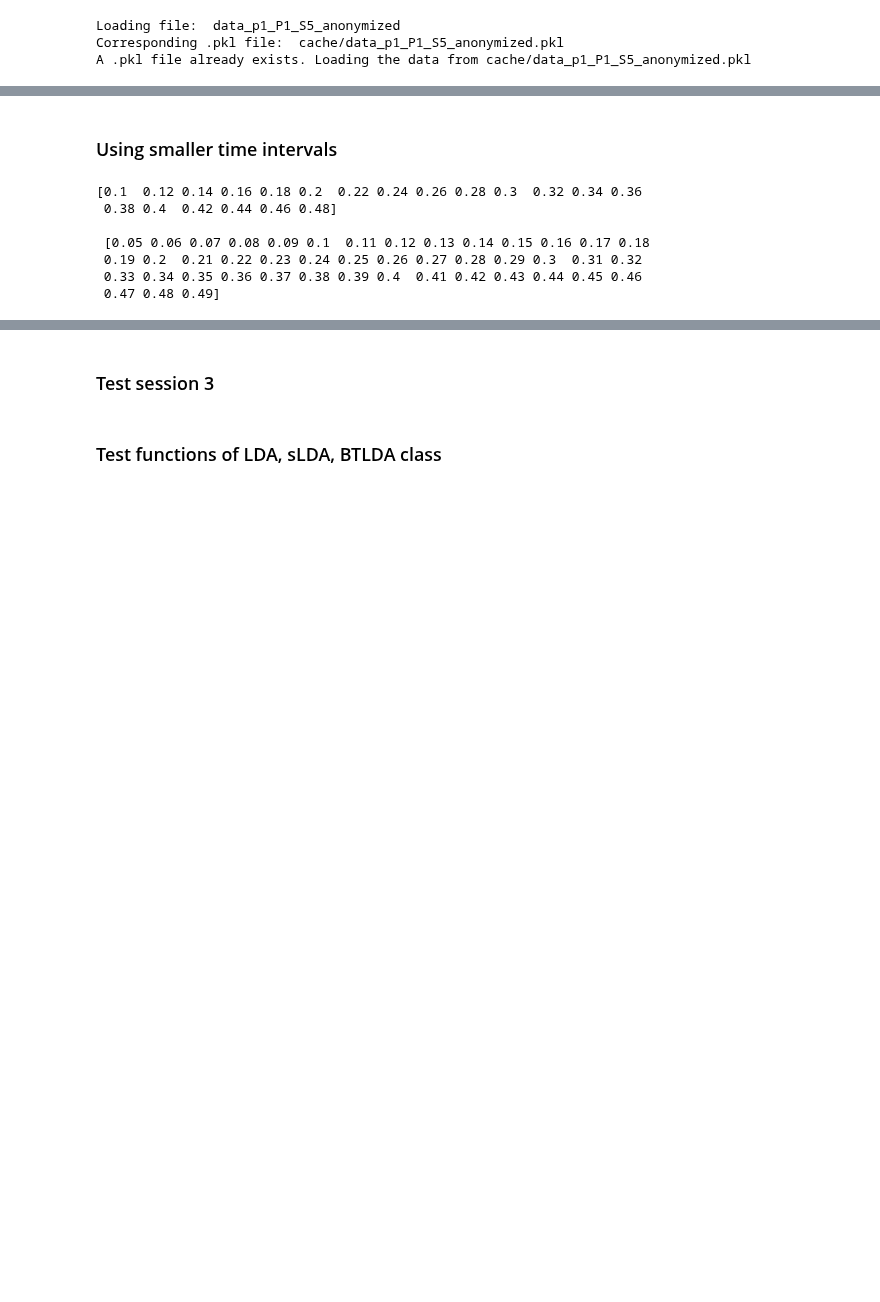
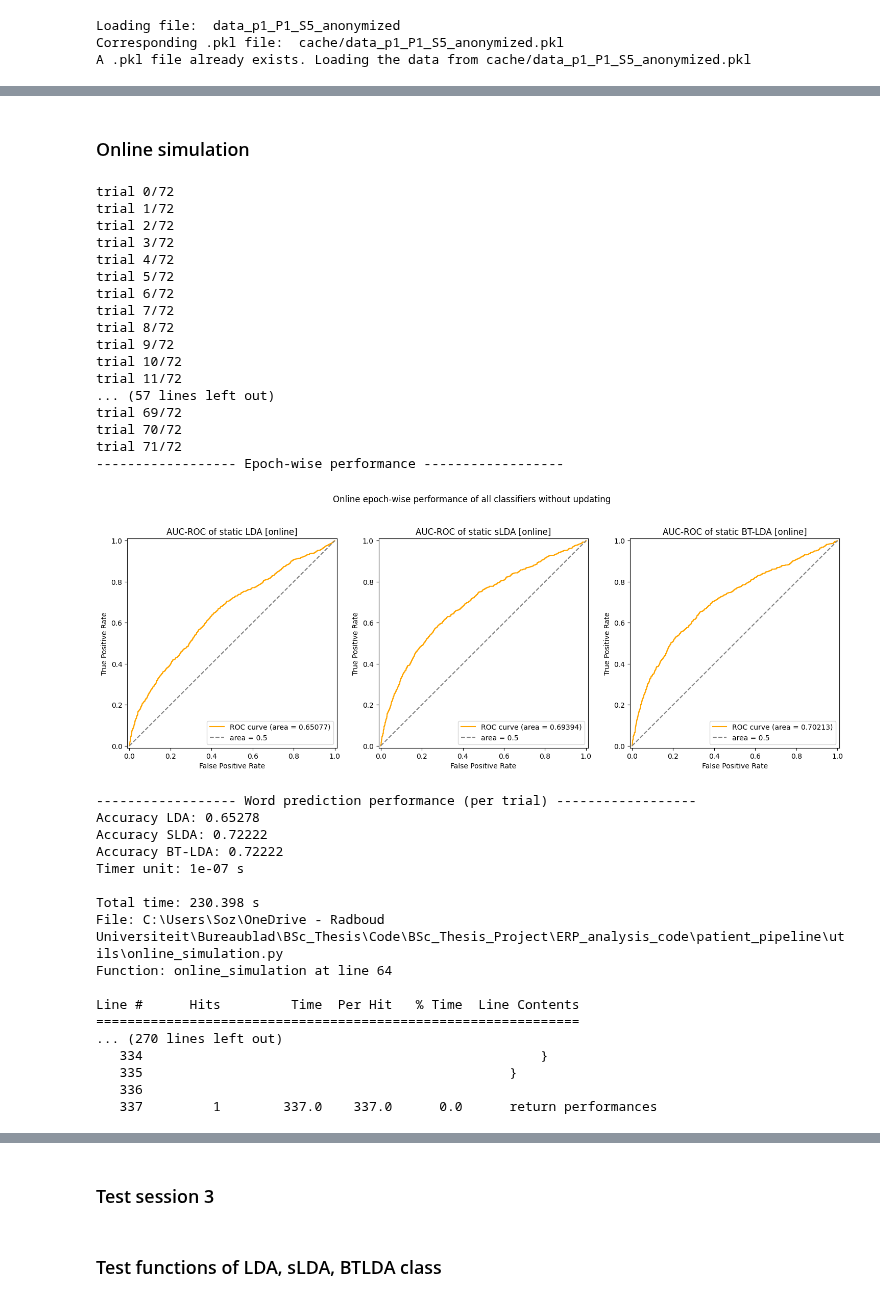
Before and after one commit to sozraheem/thesis_2025, a Jupyter notebook: ERP_analysis_code/patient_pipeline/notes/p1_test.ipynb, the cells around one changed output, grey strips where cells are left out. Cells and saved outputs as stored; diff of their text form; code cells hidden in the pictures; blank space fills up the shorter version.

```diff
--- a/ERP_analysis_code/patient_pipeline/notes/p1_test.ipynb
+++ b/ERP_analysis_code/patient_pipeline/notes/p1_test.ipynb
@@ -122,16 +503,43 @@ AUC BT-LDA:  0.5843643535951228
 # %% [markdown]
-### Using smaller time intervals
+### Online simulation
-# %%
-clf_ival_boundaries = np.arange(0.1,0.5,0.02)
-print(clf_ival_boundaries)
-
-clf_ival_boundaries = np.arange(0.05,0.5,0.01)
-print("\n",clf_ival_boundaries)
-# %% [output]
-[0.1  0.12 0.14 0.16 0.18 0.2  0.22 0.24 0.26 0.28 0.3  0.32 0.34 0.36
- 0.38 0.4  0.42 0.44 0.46 0.48]
-
- [0.05 0.06 0.07 0.08 0.09 0.1  0.11 0.12 0.13 0.14 0.15 0.16 0.17 0.18
- 0.19 0.2  0.21 0.22 0.23 0.24 0.25 0.26 0.27 0.28 0.29 0.3  0.31 0.32
- 0.33 0.34 0.35 0.36 0.37 0.38 0.39 0.4  0.41 0.42 0.43 0.44 0.45 0.46
- 0.47 0.48 0.49]
+# %%
+trials = trials_s5
+calibration_trials = trials[0:12]
+online_trials = trials[12:]
+%lprun -f online_simulation online_simulation(calibration_trials, online_trials, log_process="testtesttest.log")
+# %% [output]
+trial 0/72
+trial 1/72
+trial 2/72
+trial 3/72
+trial 4/72
+trial 5/72
+trial 6/72
+trial 7/72
+trial 8/72
+trial 9/72
+trial 10/72
+trial 11/72
+... (57 lines left out)
+trial 69/72
+trial 70/72
+trial 71/72
+------------------ Epoch-wise performance ------------------
+[figure, added]
+------------------ Word prediction performance (per trial) ------------------
+Accuracy LDA: 0.65278
+Accuracy SLDA: 0.72222
+Accuracy BT-LDA: 0.72222
+Timer unit: 1e-07 s
+
+Total time: 230.398 s
+File: C:\Users\Soz\OneDrive - Radboud Universiteit\Bureaublad\BSc_Thesis\Code\BSc_Thesis_Project\ERP_analysis_code\patient_pipeline\utils\online_simulation.py
+Function: online_simulation at line 64
+
+Line #      Hits         Time  Per Hit   % Time  Line Contents
+==============================================================
+... (270 lines left out)
+   334                                                   }
+   335                                               }
+   336
+   337         1        337.0    337.0      0.0      return performances
```
Also changed, not shown: parts of 12 cells of this notebook, 1 other file.
